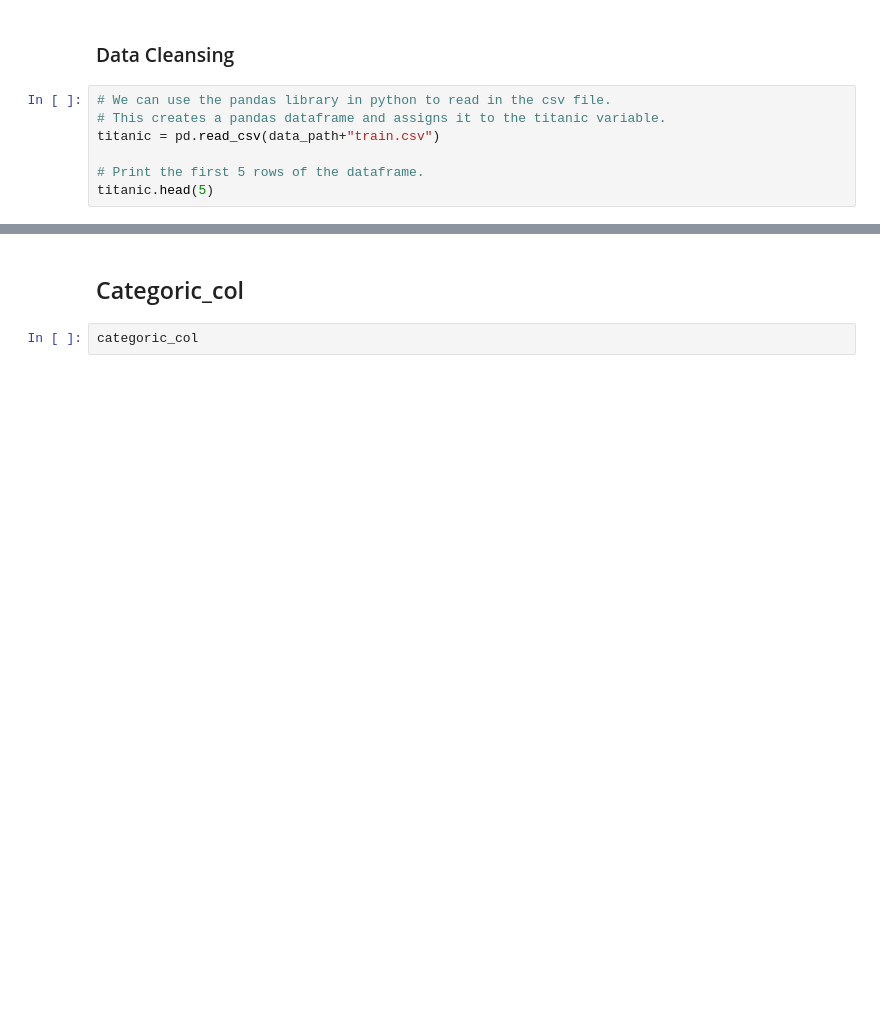
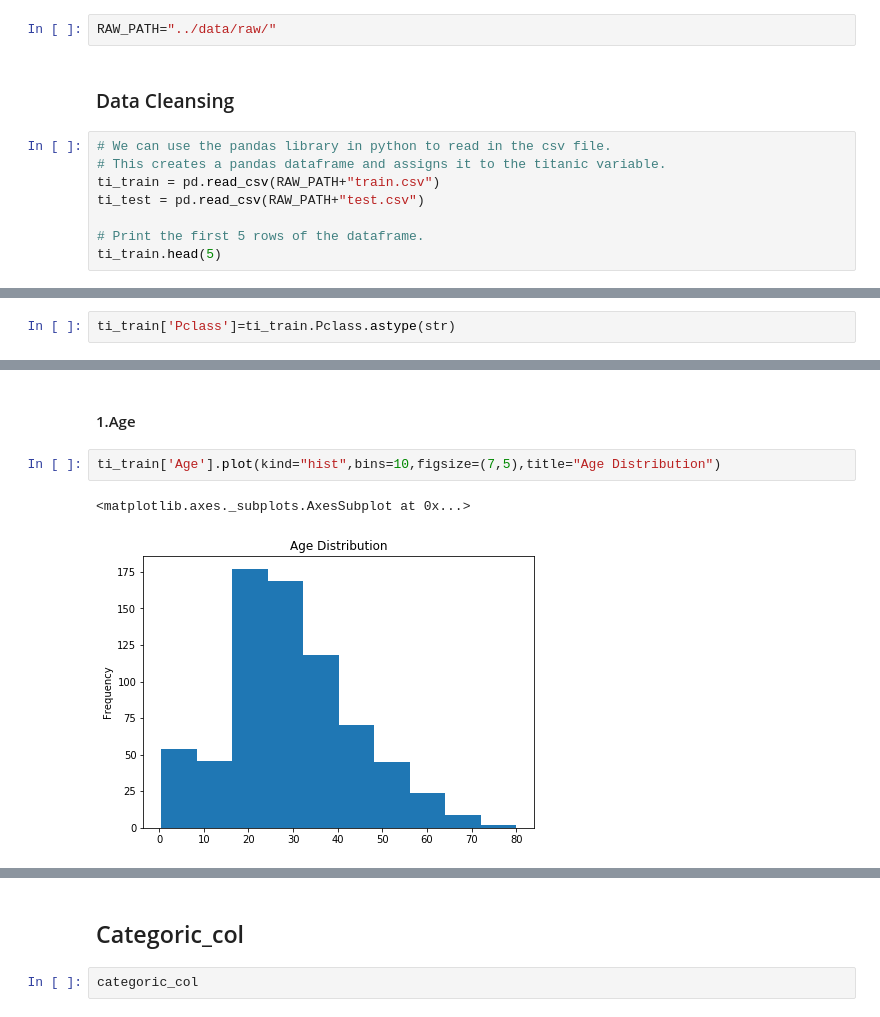
Before and after one commit to alamhanz/hanz_kaggle, a Jupyter notebook: 1_Titanic_Data_Set/notebook/0_Titanic_Exploration.ipynb, the cells around one changed output, grey strips where cells are left out. Cells and saved outputs as stored; diff of their text form; blank space fills up the shorter version.

Commit message:
titanic data

```diff
--- a/1_Titanic_Data_Set/notebook/0_Titanic_Exploration.ipynb
+++ b/1_Titanic_Data_Set/notebook/0_Titanic_Exploration.ipynb
@@ -17,12 +23,15 @@ data_path="../../0_the_data/1_Titanic_Data_Set/"
+# %%
+RAW_PATH="../data/raw/"
 # %% [markdown]
 ### Data Cleansing
 # %%
 # We can use the pandas library in python to read in the csv file.
 # This creates a pandas dataframe and assigns it to the titanic variable.
-titanic = pd.read_csv(data_path+"train.csv")
+ti_train = pd.read_csv(RAW_PATH+"train.csv")
+ti_test = pd.read_csv(RAW_PATH+"test.csv")
 
 # Print the first 5 rows of the dataframe.
-titanic.head(5)
+ti_train.head(5)
 # %% [output]
 |  | PassengerId | Survived | Pclass | Name | Sex | Age | SibSp | Parch | Ticket | Fare | ... |
 | 0 | 1 | 0 | 3 | Braund, Mr. Owen Harris | male | 22.0 | 1 | 0 | A/5 21171 | 7.2500 | ... |
@@ -133,0 +90,2 @@ d_cat=titanic[categoric_col]
+# %%
+ti_train['Pclass']=ti_train.Pclass.astype(str)
@@ -199,0 +118,7 @@ sns.__version__
+# %% [markdown]
+#### 1.Age
+# %%
+ti_train['Age'].plot(kind="hist",bins=10,figsize=(7,5),title="Age Distribution")
+# %% [output]
+<matplotlib.axes._subplots.AxesSubplot at 0x...>
+[figure, added]
```
Also changed, not shown: parts of 60 cells of this notebook.
